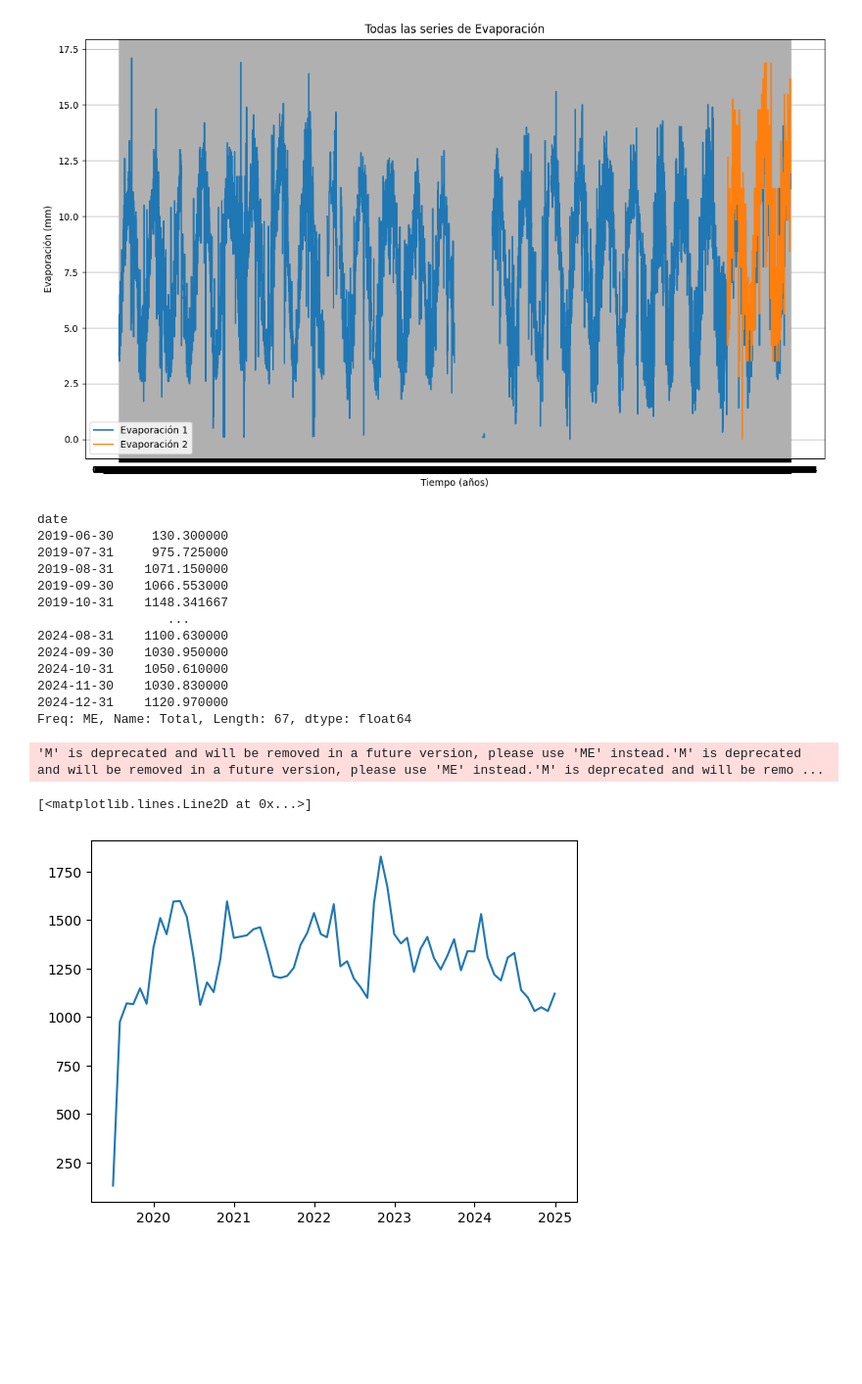
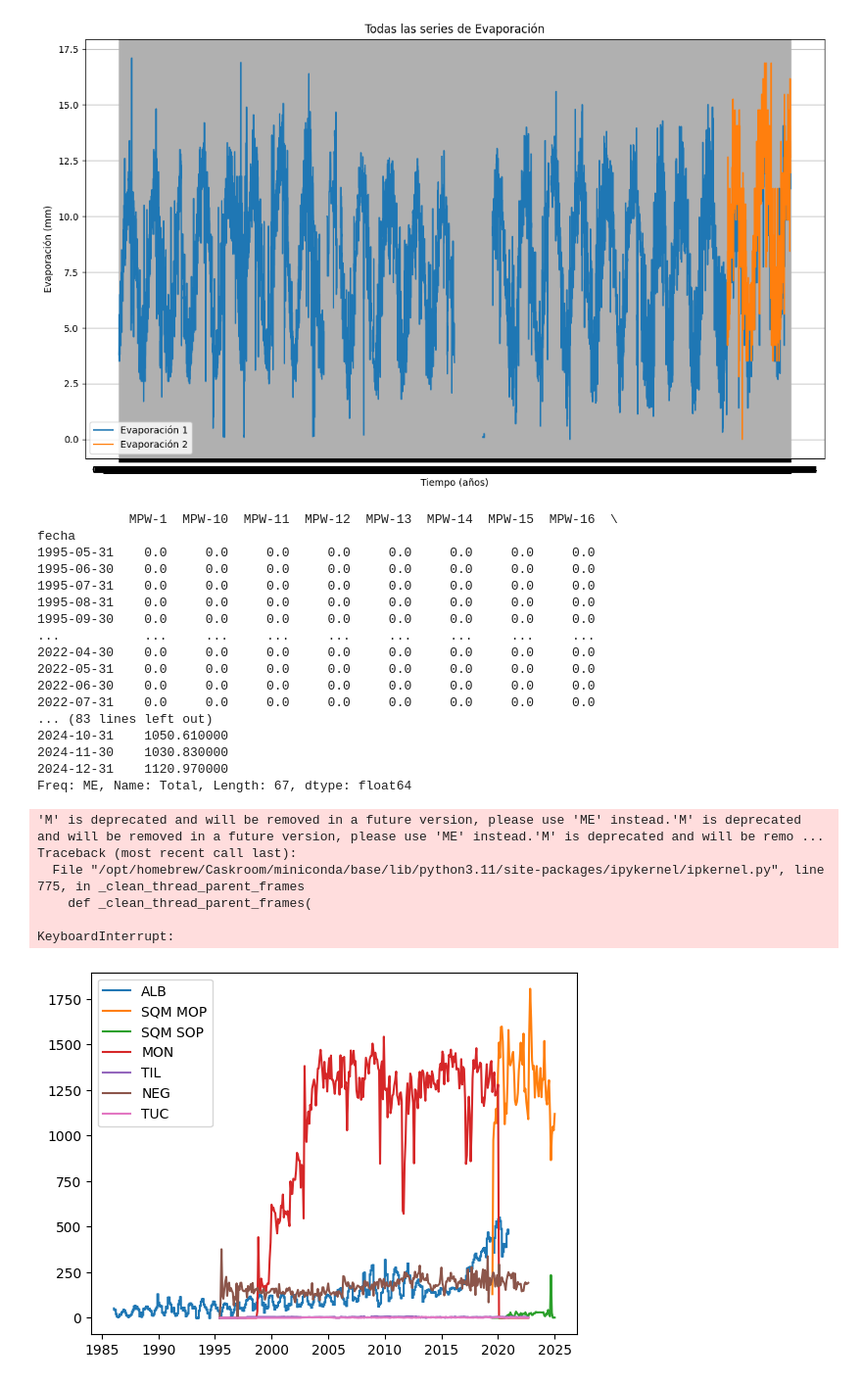
Before and after one commit to cvergaras/Pastas_Peine, a Jupyter notebook: modelo pastas 1.ipynb, the cells around one changed output. Shown at 98% size. Drawn from its saved outputs; the diff is of its cells as text; code cells hidden in the pictures; blank space fills up the shorter version.

```diff
--- a/modelo pastas 1.ipynb
+++ b/modelo pastas 1.ipynb
@@ -233,6 +233,28 @@ ALB.set_index("date", inplace=True)
 SQM = pd.read_csv(os.path.join("datos","pumping","SQM_pumping.csv"))
 SQM["date"] = pd.to_datetime(SQM["Fecha final"], format="%Y-%m-%d")
 SQM.set_index("date", inplace=True)
+
+MON = pd.read_csv(os.path.join("datos","pumping","Monturaqui_pumping.csv"))
+MON["fecha"] = pd.to_datetime(MON["fecha"], format="%d/%m/%Y")
+MON.set_index("fecha", inplace=True)
+print(MON)
+MON['Total'] = MON.sum(axis=1)*-1
+print(MON)
+
+TIL = pd.read_csv(os.path.join("datos","pumping","tilopozo_pumping.csv"))
+TIL["fecha"] = pd.to_datetime(TIL["fecha"], format="%d/%m/%Y")
+TIL.set_index("fecha", inplace=True)
+TIL['Total'] = TIL.sum(axis=1)*-1
+
+NEG = pd.read_csv(os.path.join("datos","pumping","negrillar_pumping.csv"))
+NEG["fecha"] = pd.to_datetime(NEG["fecha"], format="%d/%m/%Y")
+NEG.set_index("fecha", inplace=True)
+NEG['Total'] = NEG.sum(axis=1)*-1
+
+TUC = pd.read_csv(os.path.join("datos","pumping","tucucaro_pumping.csv"))
+TUC["fecha"] = pd.to_datetime(TUC["fecha"], format="%d/%m/%Y")
+TUC.set_index("fecha", inplace=True)
+TUC['Total'] = TUC.sum(axis=1)*-1
 
 SQM_mop = pd.read_csv(os.path.join("datos","pumping","sqm","Bombeo mop","merged_output_mop.csv"))
 SQM_mop["date"] = pd.to_datetime(SQM_mop["Fecha final"], format="%Y-%m-%d")
@@ -255,45 +277,79 @@ sub_df2 = SQM[[selected_column2]]
 
 sub_df3 = SQM_mop[["Total"]]
 sub_df4 = SQM_sop[["Total"]]
 
+sub_df5 = MON[["Total"]]
+sub_df6 = TIL[["Total"]]
+sub_df7 = NEG[["Total"]]
+sub_df8 = TUC[["Total"]]
+
 # for column in sub_df.columns:
 #     plt.plot(ALB.index, ALB[column])
 
 wel_alb = sub_df.squeeze()
 wel_alb = wel_alb.asfreq('D')
 
 wel_sqm = sub_df2.squeeze()
 wel_sqm = wel_sqm.asfreq('M')
 
 wel_sqm_mop = sub_df3.squeeze()
 wel_sqm_op = wel_sqm_mop.asfreq('M')
 
 wel_sqm_sop = sub_df4.squeeze()
 wel_sqm_sop = wel_sqm_sop.asfreq('M')
 
+wel_mon = sub_df5.squeeze()
+wel_mon = wel_mon.asfreq('M')
+
+wel_til = sub_df6.squeeze()
+wel_til = wel_til.asfreq('M')
+
+wel_neg = sub_df7.squeeze()
+wel_neg = wel_neg.asfreq('M')
+
+wel_tuc = sub_df8.squeeze()
+wel_tuc = wel_tuc.asfreq('M')
+
 print(wel_sqm)
 
-plt.plot(wel_sqm.index,wel_sqm.values)
+# plt.plot(wel_sqm.index,wel_sqm.values)
+plt.plot(wel_alb.index,wel_alb.values/86.4)
+plt.plot(wel_sqm_mop.index,wel_sqm_mop.values)
+plt.plot(wel_sqm_sop.index,wel_sqm_sop.values)
+plt.plot(wel_mon.index,wel_mon.values/86.4)
+plt.plot(wel_til.index,wel_til.values/86.4)
+plt.plot(wel_neg.index,wel_neg.values/86.4)
+plt.plot(wel_tuc.index,wel_tuc.values/86.4)
+plt.legend(["ALB","SQM MOP","SQM SOP","MON","TIL","NEG","TUC"])
+plt.show()
 
 # for column in sub_df.columns:
 #     plt.plot(wel.index, wel[column])
 # %% [output]
-date
-2019-06-30     130.300000
-2019-07-31     975.725000
-2019-08-31    1071.150000
-2019-09-30    1066.553000
-2019-10-31    1148.341667
-                 ...
-2024-08-31    1100.630000
-2024-09-30    1030.950000
+            MPW-1  MPW-10  MPW-11  MPW-12  MPW-13  MPW-14  MPW-15  MPW-16  \
+fecha
+1995-05-31    0.0     0.0     0.0     0.0     0.0     0.0     0.0     0.0
+1995-06-30    0.0     0.0     0.0     0.0     0.0     0.0     0.0     0.0
+1995-07-31    0.0     0.0     0.0     0.0     0.0     0.0     0.0     0.0
+1995-08-31    0.0     0.0     0.0     0.0     0.0     0.0     0.0     0.0
+1995-09-30    0.0     0.0     0.0     0.0     0.0     0.0     0.0     0.0
+...           ...     ...     ...     ...     ...     ...     ...     ...
+2022-04-30    0.0     0.0     0.0     0.0     0.0     0.0     0.0     0.0
+2022-05-31    0.0     0.0     0.0     0.0     0.0     0.0     0.0     0.0
+2022-06-30    0.0     0.0     0.0     0.0     0.0     0.0     0.0     0.0
+2022-07-31    0.0     0.0     0.0     0.0     0.0     0.0     0.0     0.0
+... (83 lines left out)
 2024-10-31    1050.610000
 2024-11-30    1030.830000
 2024-12-31    1120.970000
 Freq: ME, Name: Total, Length: 67, dtype: float64
 'M' is deprecated and will be removed in a future version, please use 'ME' instead.'M' is deprecated and will be removed in a future version, please use 'ME' instead.'M' is deprecated and will be remo ...
+Traceback (most recent call last):
+  File "/opt/homebrew/Caskroom/miniconda/base/lib/python3.11/site-packages/ipykernel/ipkernel.py", line 775, in _clean_thread_parent_frames
+    def _clean_thread_parent_frames(
+
+KeyboardInterrupt:
-[<matplotlib.lines.Line2D at 0x...>]
-[figure, old version]
+[figure, new version]
 # %%
 # --- Paso 4: Crear modelos individuales para cada pozo ---
 modelos_individuales = {}
```
Also changed, not shown: parts of 4 cells of this notebook, 5 other files.
